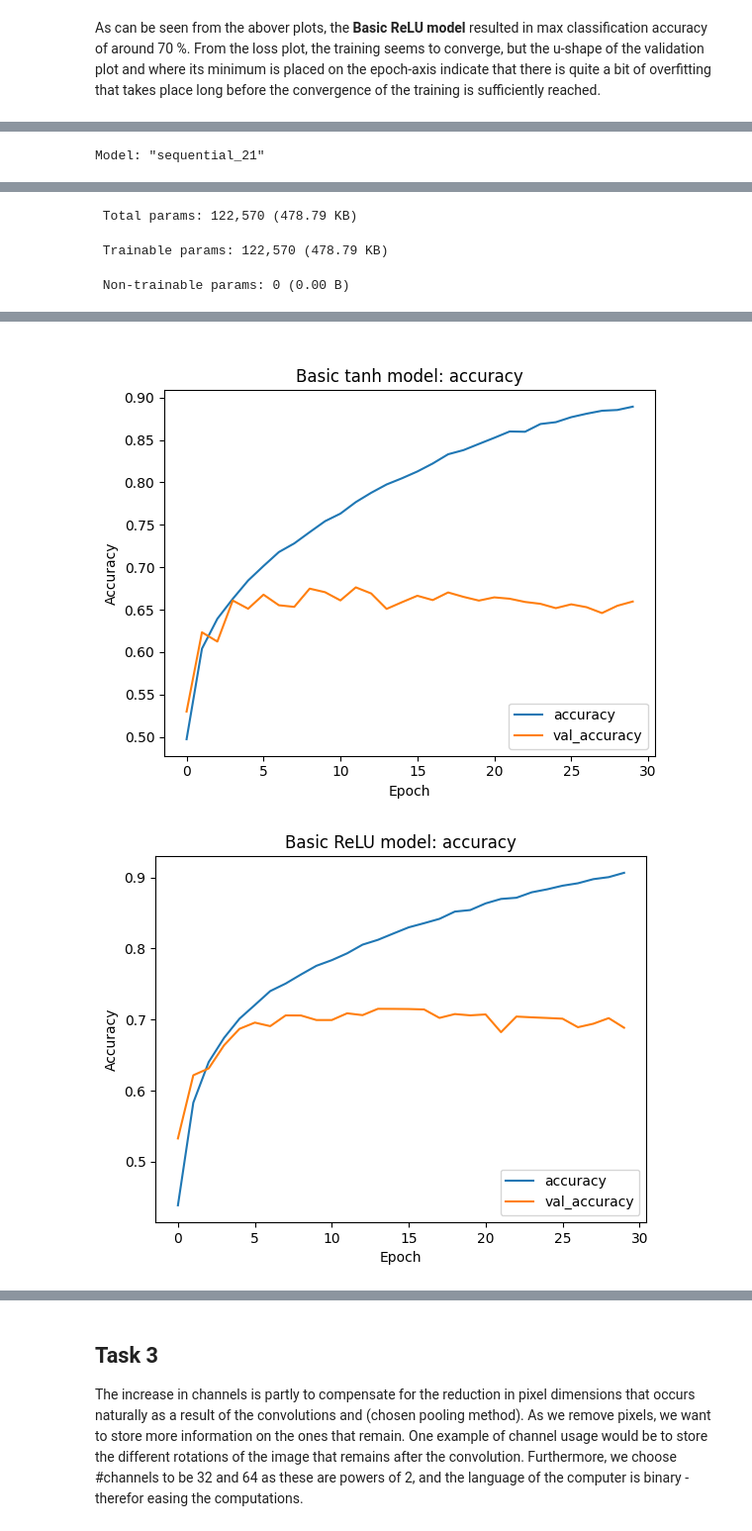
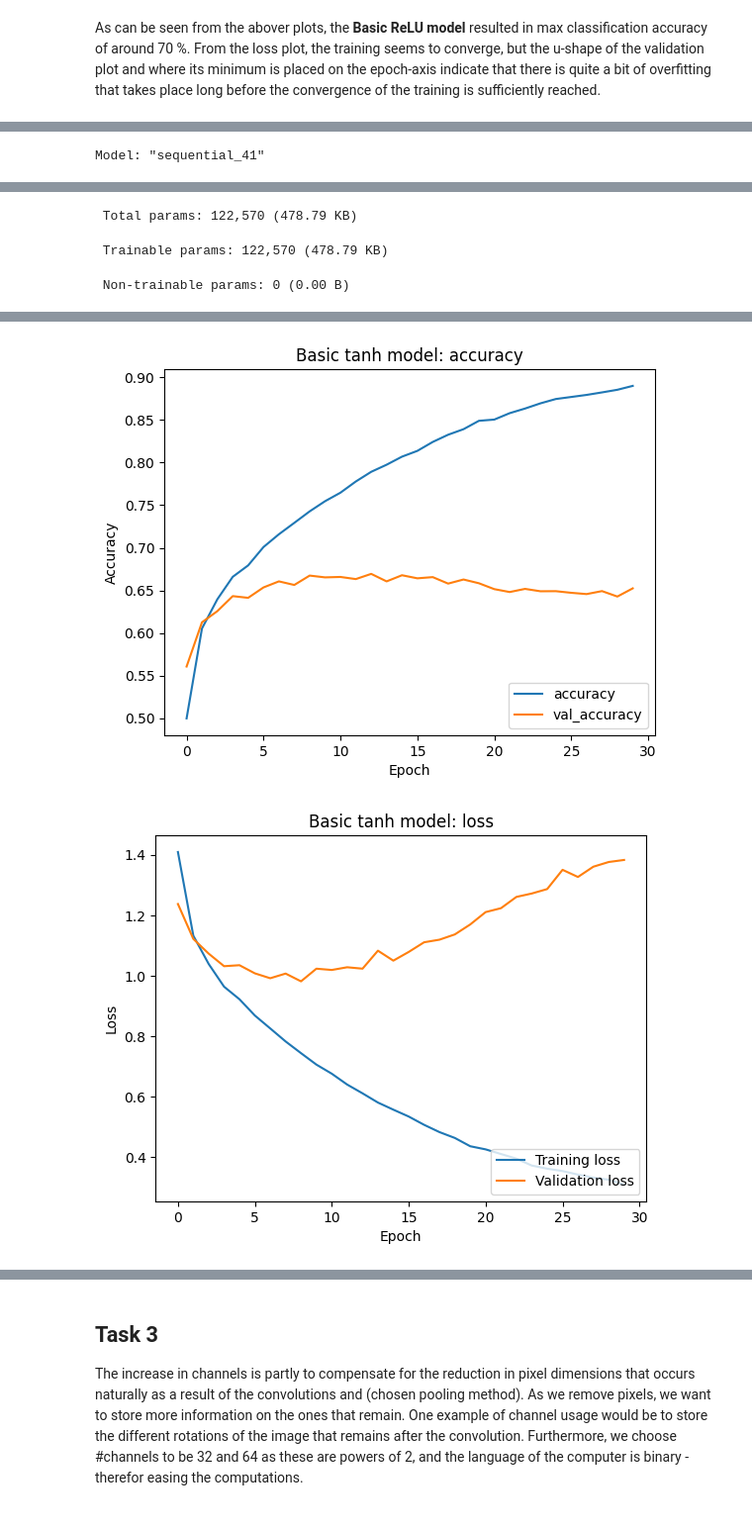
Before and after one commit to aggelitoo/deep_learning, a Jupyter notebook: project2/project2.ipynb, the cells around one changed output, grey strips where cells are left out. Shown: that part at 99% size. Cells and saved outputs as stored; diff of their text form; code cells hidden in the pictures.

```diff
--- a/project2/project2.ipynb
+++ b/project2/project2.ipynb
@@ -166,26 +168,25 @@ history_tanh = model_tanh.fit(train_images, train_labels, epochs=30,
 # testing the tanh model and comparing to previous
 test_loss_tanh, test_acc_tanh = model_tanh.evaluate(test_images,  test_labels, verbose=2)
 print("\nTest accuracy with basic tanh model: ", test_acc_tanh)
-print("Test accuracy with basic ReLU model: ", test_acc)
 
 # plotting the results
 plt.plot(history_tanh.history['accuracy'], label='accuracy')
 plt.plot(history_tanh.history['val_accuracy'], label = 'val_accuracy')
 plt.xlabel('Epoch')
 plt.ylabel('Accuracy')
-plt.title('\nBasic tanh model: accuracy')
+plt.title('Basic tanh model: accuracy')
 plt.legend(loc='lower right')
 plt.show()
 
-plt.plot(history.history['accuracy'], label='accuracy')
-plt.plot(history.history['val_accuracy'], label = 'val_accuracy')
+plt.plot(history_tanh.history['loss'], label='Training loss')
+plt.plot(history_tanh.history['val_loss'], label = 'Validation loss')
 plt.xlabel('Epoch')
-plt.ylabel('Accuracy')
-plt.title('Basic ReLU model: accuracy')
-plt.legend(loc='lower right')
+plt.ylabel('Loss')
+plt.title('Basic tanh model: loss')
+plt.legend(loc='lower left')
 plt.show()
 # %% [output]
-Model: "sequential_21"
+Model: "sequential_41"
 ┏━━━━━━━━━━━━━━━━━━━━━━━━━━━━━━━━━┳━━━━━━━━━━━━━━━━━━━━━━━━┳━━━━━━━━━━━━━━━┓
 ┃ Layer (type)                    ┃ Output Shape           ┃       Param # ┃
 ┡━━━━━━━━━━━━━━━━━━━━━━━━━━━━━━━━━╇━━━━━━━━━━━━━━━━━━━━━━━━╇━━━━━━━━━━━━━━━┩
@@ -226,2 +227,2 @@ Test accuracy with basic ReLU model:  0.6883999705314636
-[figure, old version]
+[figure, new version]
-[figure, old version]
+[figure, new version]
```
Also changed, not shown: parts of 4 cells of this notebook.
